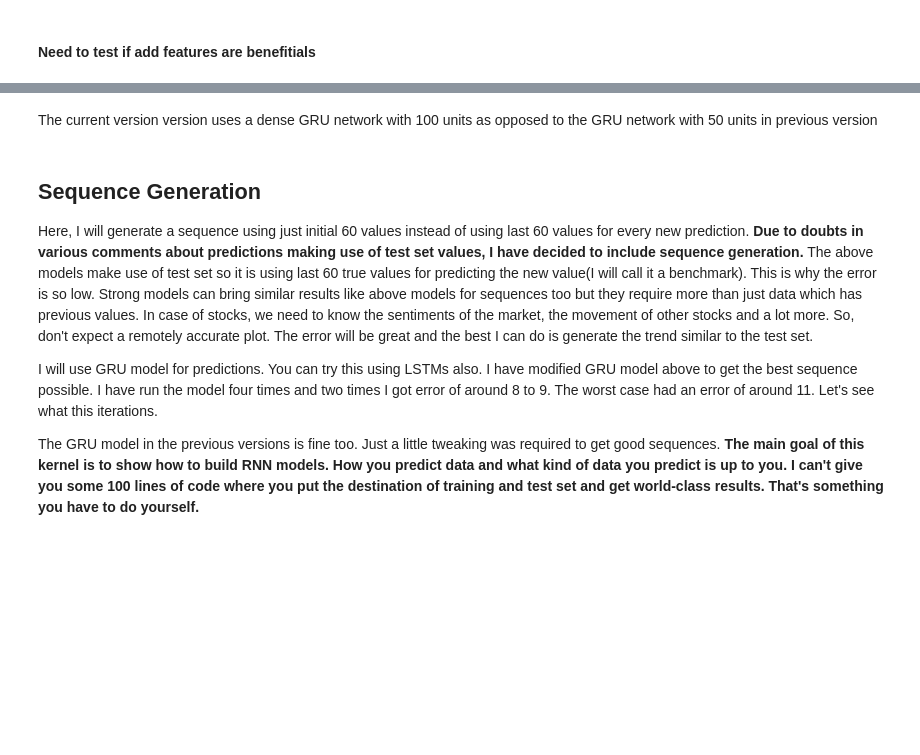
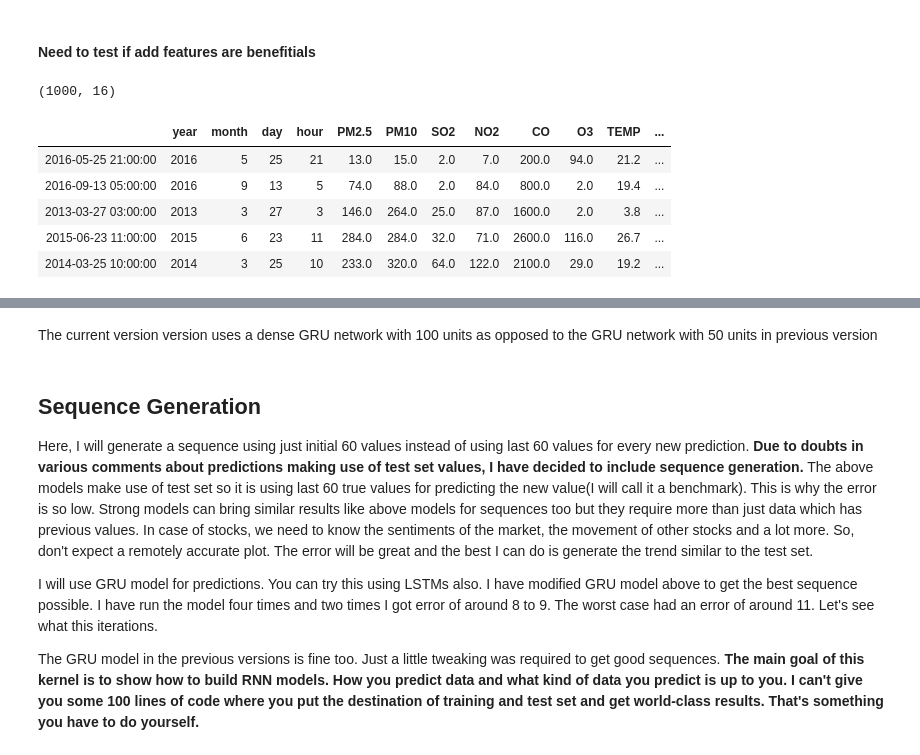
Before and after one commit to harryli18/hybrid-rnn-models, a Jupyter notebook: notebooks/keras_rnn.ipynb, the cells around one changed output, grey strips where cells are left out. Drawn from its saved outputs; the diff is of its cells as text; code cells hidden in the pictures; blank space fills up the shorter version.

```diff
--- a/notebooks/keras_rnn.ipynb
+++ b/notebooks/keras_rnn.ipynb
@@ -19,2 +21,15 @@ dataset =df
+# %%
+dataset.shape
+# %% [output]
+(1000, 16)
+# %%
+dataset.head()
+# %% [output]
+|  | year | month | day | hour | PM2.5 | PM10 | SO2 | NO2 | CO | O3 | TEMP | ... |
+| 2016-05-25 21:00:00 | 2016 | 5 | 25 | 21 | 13.0 | 15.0 | 2.0 | 7.0 | 200.0 | 94.0 | 21.2 | ... |
+| 2016-09-13 05:00:00 | 2016 | 9 | 13 | 5 | 74.0 | 88.0 | 2.0 | 84.0 | 800.0 | 2.0 | 19.4 | ... |
+| 2013-03-27 03:00:00 | 2013 | 3 | 27 | 3 | 146.0 | 264.0 | 25.0 | 87.0 | 1600.0 | 2.0 | 3.8 | ... |
+| 2015-06-23 11:00:00 | 2015 | 6 | 23 | 11 | 284.0 | 284.0 | 32.0 | 71.0 | 2600.0 | 116.0 | 26.7 | ... |
+| 2014-03-25 10:00:00 | 2014 | 3 | 25 | 10 | 233.0 | 320.0 | 64.0 | 122.0 | 2100.0 | 29.0 | 19.2 | ... |
 # %%
 # Some functions to help out with
```
Also changed, not shown: parts of 16 cells of this notebook, 4 other files.
